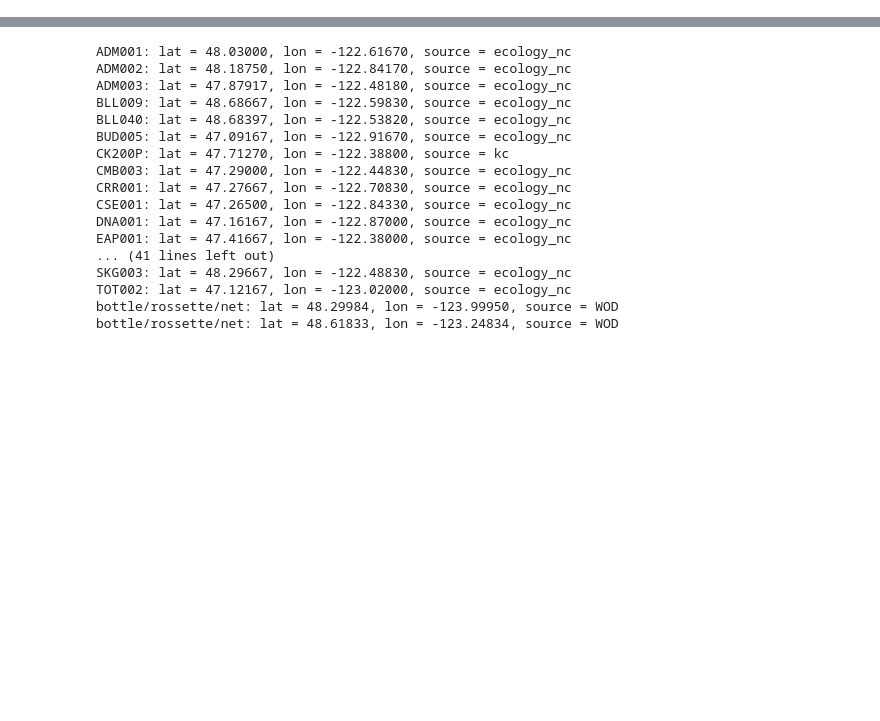
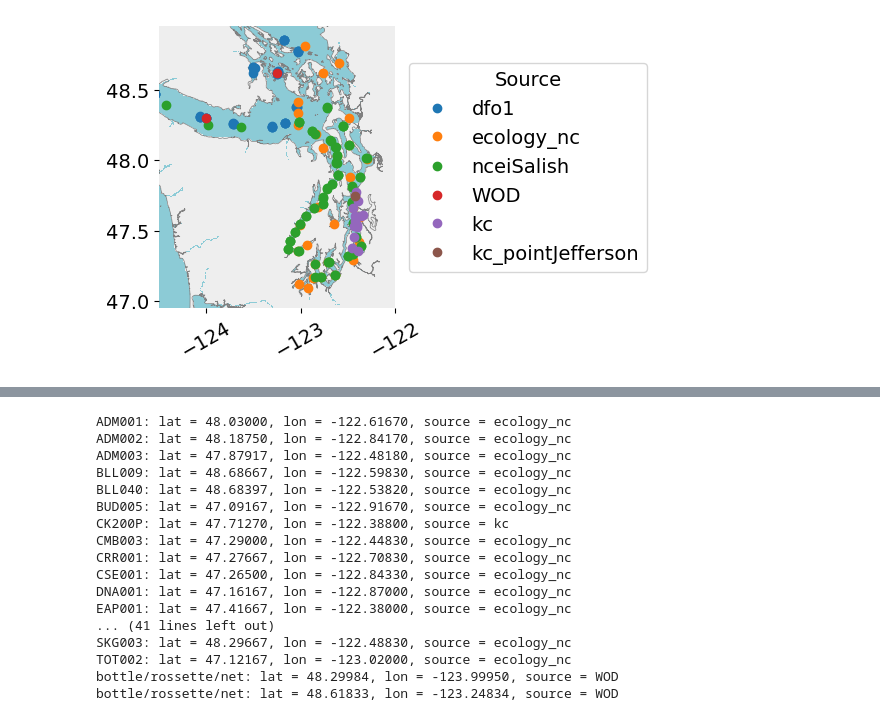
Before and after one commit to tiabottger/LO_user, a Jupyter notebook: intermodel_comparison/obs_locations.ipynb, the cells around one changed output, grey strips where cells are left out. Cells and saved outputs as stored; diff of their text form; code cells hidden in the pictures; blank space fills up the shorter version.

```diff
--- a/intermodel_comparison/obs_locations.ipynb
+++ b/intermodel_comparison/obs_locations.ipynb
@@ -53,0 +45,95 @@ Index(['time', 'lat', 'lon', 'z', 'NO3', 'silicon', 'NH4', 'DIAT', 'FLAG',
+# %%
+# create map
+
+# Puget Sound only
+# lat_low = 46.95
+# lat_high = 48.95
+# lon_low = -123.3
+# lon_high = -122.1
+
+# including Strait of Juan de Fuca
+lat_low = 46.95
+lat_high = 48.95
+lon_low = -124.5
+lon_high = -122
+
+# zoomed in
+# lat_low = 47.00
+# lat_high = 48.35
+# lon_low = -123.2
+# lon_high = -122.25
+
+obs= data['obs'].copy()
+
+# One point per station/source
+stations = (
+    obs[['name', 'lon', 'lat', 'source']]
+    .drop_duplicates()
+)
+
+ds = xr.open_dataset('../../LO_data/grids/cas7/grid.nc')
+z = -ds.h.values
+mask_rho = np.transpose(ds.mask_rho.values)
+lon = ds.lon_rho.values
+lat = ds.lat_rho.values
+
+plon, plat = pfun.get_plon_plat(lon, lat)
+
+zm = z.copy()
+zm[np.transpose(mask_rho) == 0] = np.nan
+zm[np.transpose(mask_rho) != 0] = -1
+
+# --- colors by source ---
+sources = stations['source'].unique()
+colors = dict(zip(sources, plt.cm.tab10(range(len(sources)))))
+
+pfun.start_plot(figsize=(6,11))
+fig = plt.gcf()
+ax = fig.add_subplot(1,1,1)
+plt.subplots_adjust(wspace=0, hspace=0.1)
+
+# Map background
+ax.add_patch(Rectangle((lon_low, lat_low),
+                       lon_high-lon_low,
+                       lat_high-lat_low,
+                       facecolor='#EEEEEE'))
+
+plt.pcolormesh(plon, plat, zm,
+               vmin=-5, vmax=0,
+               cmap=cmocean.cm.ice)
+
+pfun.add_coast(ax, color='gray')
+ax.axis([lon_low, lon_high, lat_low, lat_high])
+pfun.dar(ax)
+
+# --- plot stations by source ---
+for src in sources:
+    sub = stations[stations['source'] == src]
+
+    ax.plot(sub['lon'], sub['lat'],
+            linestyle='none',
+            marker='o',
+            color=colors[src],
+            label=src)
+
+    # # labels
+    # for _, row in sub.iterrows():
+    #     ax.text(row['lon'], row['lat'] + 0.01,
+    #             row['name'],
+    #             va='bottom', ha='center',
+    #             fontsize=8, fontweight='bold')
+
+ax.legend(title='Source', loc='center left', bbox_to_anchor=(1.02, 0.5))
+
+ax.set_xlabel('')
+ax.set_ylabel('')
+plt.xticks(rotation=30)
+
+for border in ['top','right','bottom','left']:
+    ax.spines[border].set_visible(False)
+
+fig.tight_layout()
+plt.show()
+#plt.savefig(out_dir / 'cast_locations_by_source.png', bbox_inches='tight')
+# %% [output]
+[figure, added]
```
Also changed, not shown: parts of 8 cells of this notebook, 5 other files.
